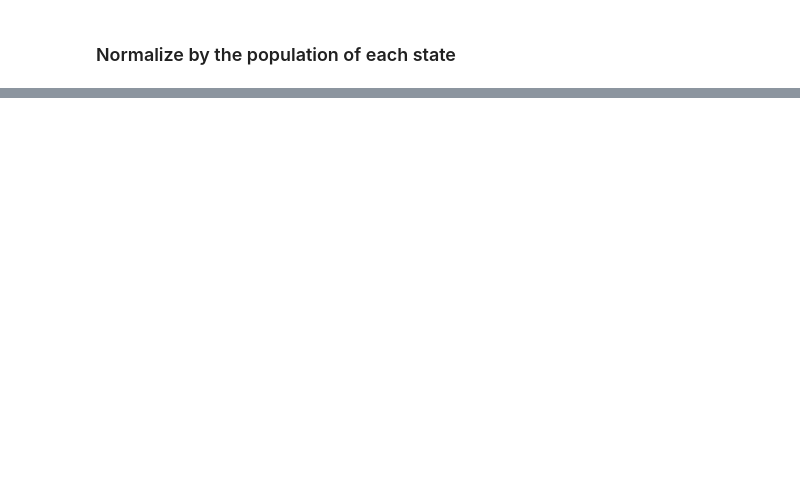
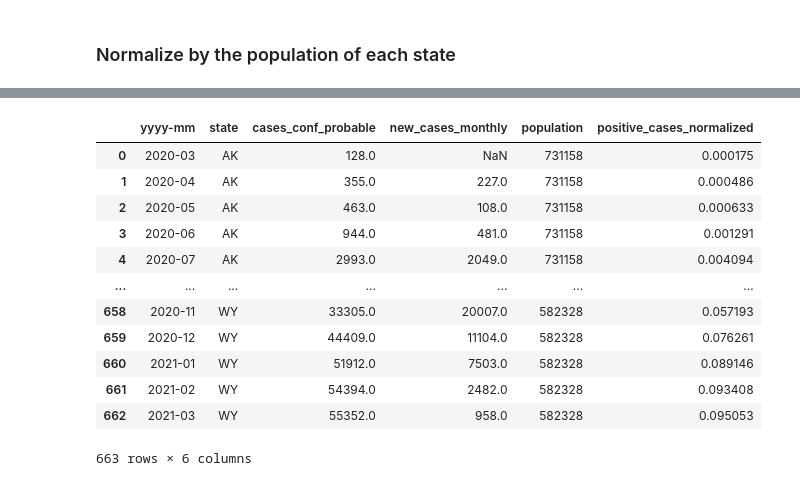
Before and after one commit to adimaini/WEAT-WEFAT, a Jupyter notebook: src/notebooks/covid_statistics.ipynb, the cells around one changed output, grey strips where cells are left out. Drawn from its saved outputs; the diff is of its cells as text; code cells hidden in the pictures; blank space fills up the shorter version.

```diff
--- a/src/notebooks/covid_statistics.ipynb
+++ b/src/notebooks/covid_statistics.ipynb
@@ -235,0 +248,16 @@ normalized_df.sort_values(by='positive_cases_normalized', ascending=False)
+# %%
+normalized_df
+# %% [output]
+|  | yyyy-mm | state | cases_conf_probable | new_cases_monthly | population | positive_cases_normalized |
+| 0 | 2020-03 | AK | 128.0 | NaN | 731158 | 0.000175 |
+| 1 | 2020-04 | AK | 355.0 | 227.0 | 731158 | 0.000486 |
+| 2 | 2020-05 | AK | 463.0 | 108.0 | 731158 | 0.000633 |
+| 3 | 2020-06 | AK | 944.0 | 481.0 | 731158 | 0.001291 |
+| 4 | 2020-07 | AK | 2993.0 | 2049.0 | 731158 | 0.004094 |
+| ... | ... | ... | ... | ... | ... | ... |
+| 658 | 2020-11 | WY | 33305.0 | 20007.0 | 582328 | 0.057193 |
+| 659 | 2020-12 | WY | 44409.0 | 11104.0 | 582328 | 0.076261 |
+| 660 | 2021-01 | WY | 51912.0 | 7503.0 | 582328 | 0.089146 |
+| 661 | 2021-02 | WY | 54394.0 | 2482.0 | 582328 | 0.093408 |
+| 662 | 2021-03 | WY | 55352.0 | 958.0 | 582328 | 0.095053 |
+663 rows × 6 columns
```
Also changed, not shown: parts of 14 cells of this notebook, 6 other files.
